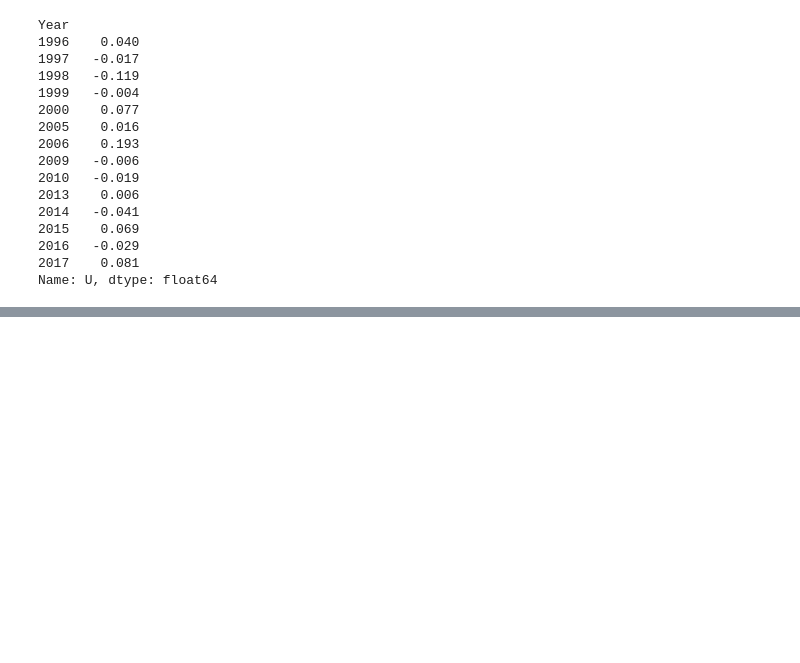
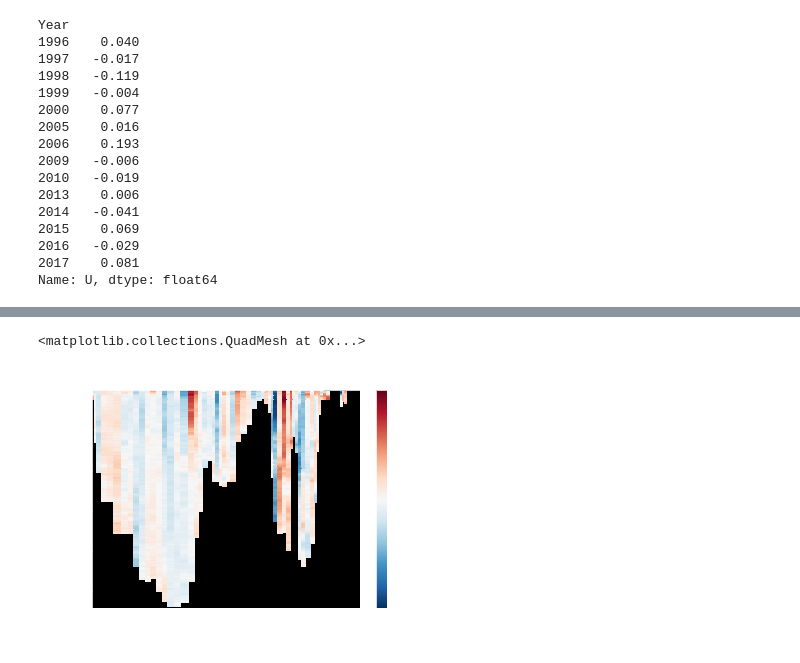
Before and after one commit to lhoupert/analysis_eel_data, a Jupyter notebook: notebooks/01c_Plot_map_with_meancurrentellipse.ipynb, the cells around one changed output, grey strips where cells are left out. Cells and saved outputs as stored; diff of their text form; code cells hidden in the pictures; blank space fills up the shorter version.

```diff
--- a/notebooks/01c_Plot_map_with_meancurrentellipse.ipynb
+++ b/notebooks/01c_Plot_map_with_meancurrentellipse.ipynb
@@ -232,0 +336,5 @@ Name: U, dtype: float64
+# %%
+da.V.sel(Year=2017).plot(y='Depth', yincrease=False)
+# %% [output]
+<matplotlib.collections.QuadMesh at 0x...>
+[figure, added]
```
Also changed, not shown: parts of 19 cells of this notebook.
